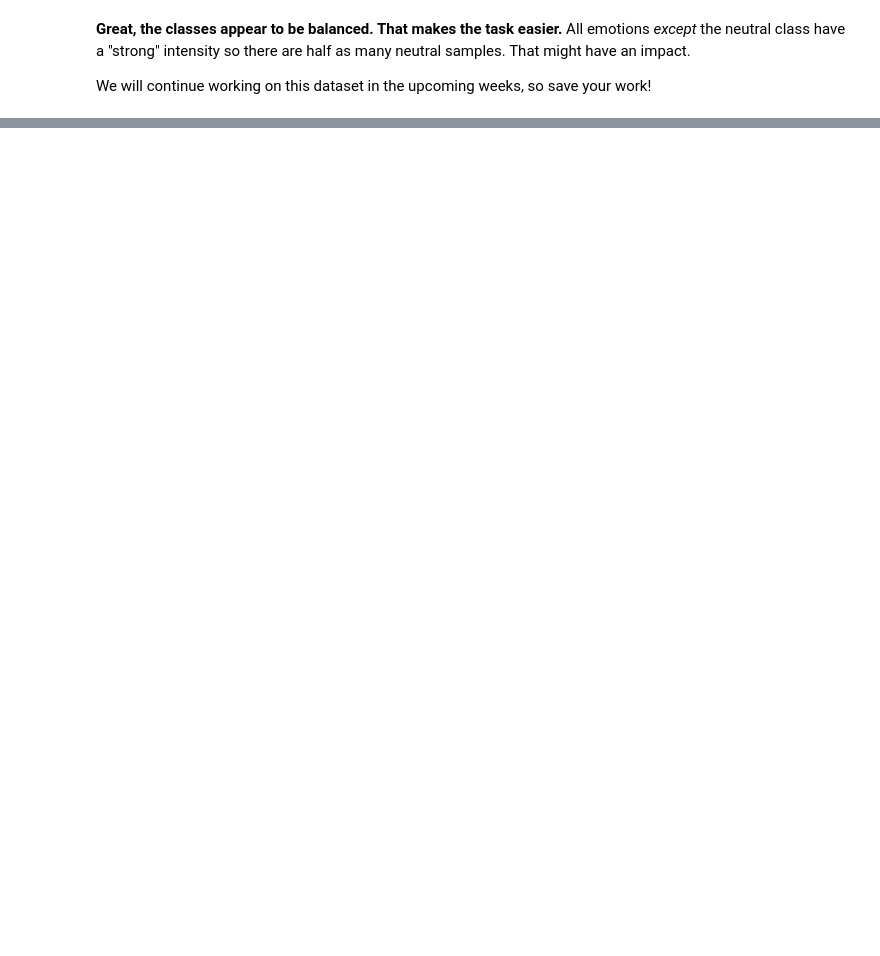
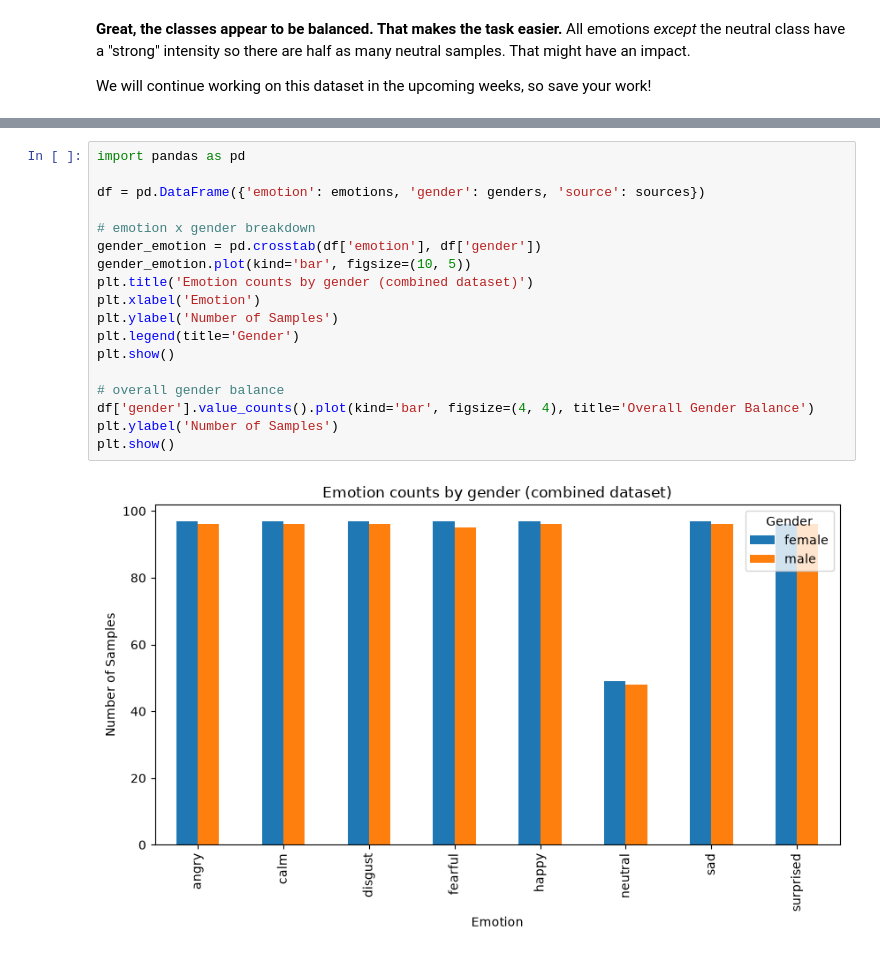
Before and after one commit to aleeza-ahmed/Week2-DataPreprocessing, a Jupyter notebook: Week 2.ipynb, the cells around one changed output, grey strips where cells are left out. Drawn from its saved outputs; the diff is of its cells as text; blank space fills up the shorter version.

```diff
--- a/Week 2.ipynb
+++ b/Week 2.ipynb
@@ -759,0 +797,20 @@ We will continue working on this dataset in the upcoming weeks, so save your wor
+# %%
+import pandas as pd
+
+df = pd.DataFrame({'emotion': emotions, 'gender': genders, 'source': sources})
+
+# emotion x gender breakdown
+gender_emotion = pd.crosstab(df['emotion'], df['gender'])
+gender_emotion.plot(kind='bar', figsize=(10, 5))
+plt.title('Emotion counts by gender (combined dataset)')
+plt.xlabel('Emotion')
+plt.ylabel('Number of Samples')
+plt.legend(title='Gender')
+plt.show()
+
+# overall gender balance
+df['gender'].value_counts().plot(kind='bar', figsize=(4, 4), title='Overall Gender Balance')
+plt.ylabel('Number of Samples')
+plt.show()
+# %% [output]
+[figure, added]
```
Also changed, not shown: parts of 13 cells of this notebook.
